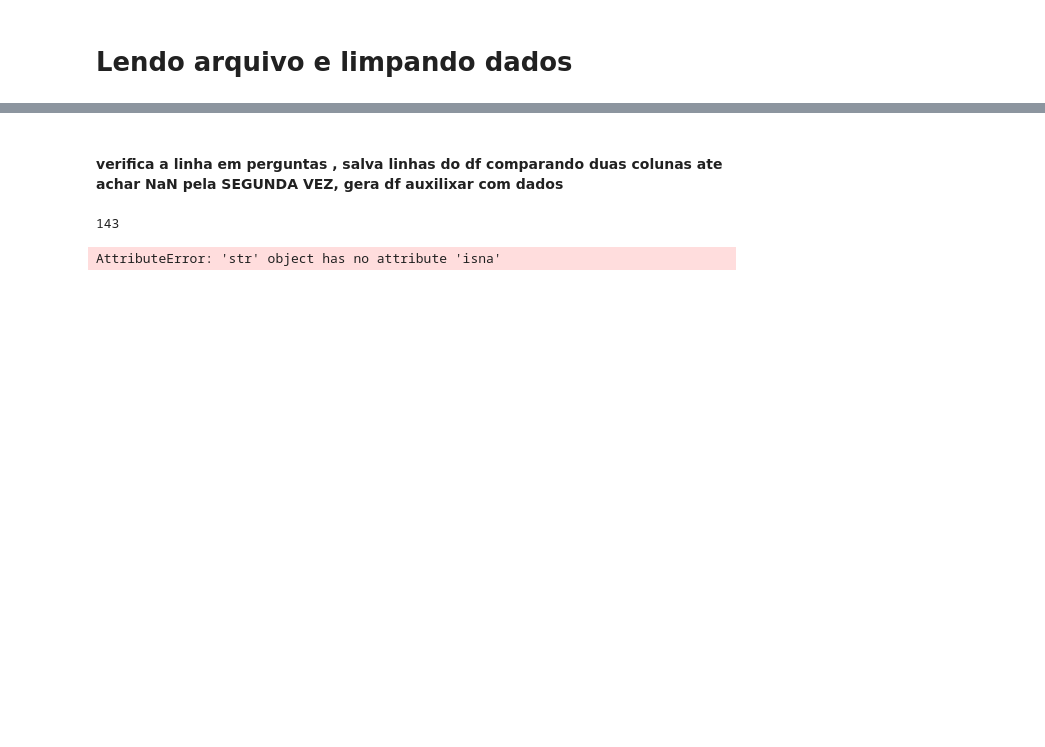
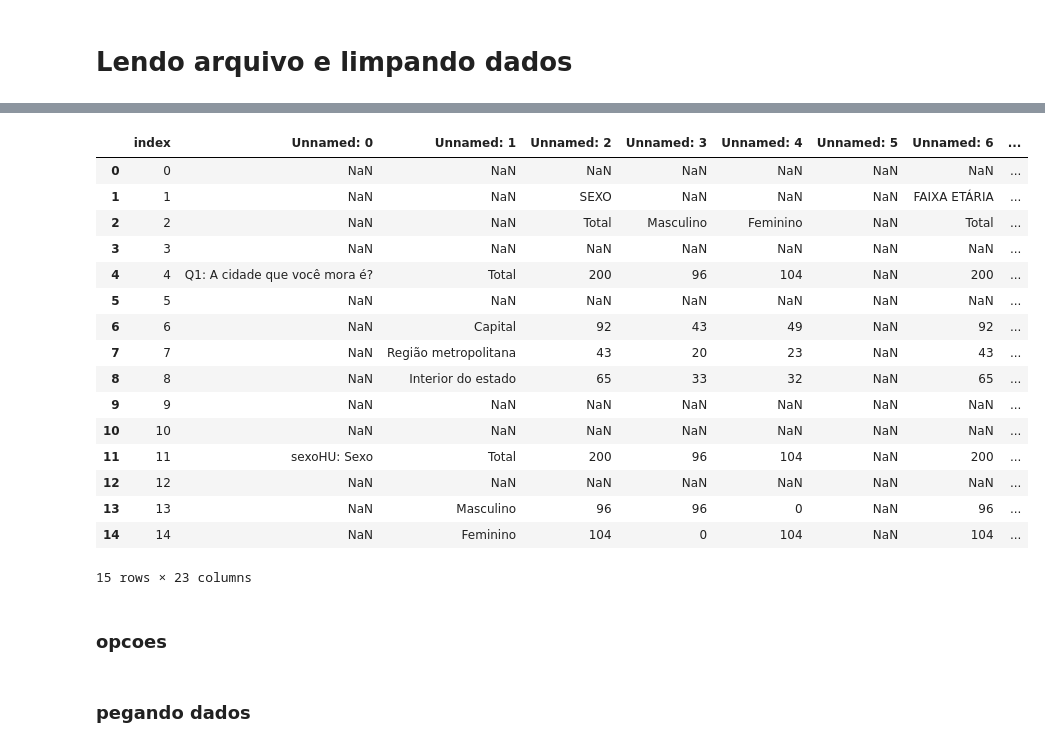
Before and after one commit to Guilherme2603/DataScienceGui, a Jupyter notebook: projetogustavo/RitterSport/RitterSport.ipynb, the cells around one changed output, grey strips where cells are left out. Cells and saved outputs as stored; diff of their text form; code cells hidden in the pictures; blank space fills up the shorter version.

```diff
--- a/projetogustavo/RitterSport/RitterSport.ipynb
+++ b/projetogustavo/RitterSport/RitterSport.ipynb
@@ -55,15 +61,22 @@ perguntas
-# %% [markdown]
-#### verifica a linha em perguntas , salva linhas do df comparando duas colunas ate achar NaN pela SEGUNDA VEZ, gera df auxilixar com dados
-# %%
-perguntas = pd.DataFrame(data = perguntas,columns=['linha','pergunta'])
-for indice,linha in perguntas.iterrows():
-    numero = linha['linha']
-    pergunta = linha['pergunta']
-# %% [output]
-143
-# %%
-ciclo = True
-for i in ritter:
-    if ciclo and i == i.isna(ritter.at[3,'Unnamed: 1']):
-# %% [output]
-AttributeError: 'str' object has no attribute 'isna'
+# %%
+ritter.head(15)
+# %% [output]
+|  | index | Unnamed: 0 | Unnamed: 1 | Unnamed: 2 | Unnamed: 3 | Unnamed: 4 | Unnamed: 5 | Unnamed: 6 | ... |
+| 0 | 0 | NaN | NaN | NaN | NaN | NaN | NaN | NaN | ... |
+| 1 | 1 | NaN | NaN | SEXO | NaN | NaN | NaN | FAIXA ETÁRIA | ... |
+| 2 | 2 | NaN | NaN | Total | Masculino | Feminino | NaN | Total | ... |
+| 3 | 3 | NaN | NaN | NaN | NaN | NaN | NaN | NaN | ... |
+| 4 | 4 | Q1: A cidade que você mora é? | Total | 200 | 96 | 104 | NaN | 200 | ... |
+| 5 | 5 | NaN | NaN | NaN | NaN | NaN | NaN | NaN | ... |
+| 6 | 6 | NaN | Capital | 92 | 43 | 49 | NaN | 92 | ... |
+| 7 | 7 | NaN | Região metropolitana | 43 | 20 | 23 | NaN | 43 | ... |
+| 8 | 8 | NaN | Interior do estado | 65 | 33 | 32 | NaN | 65 | ... |
+| 9 | 9 | NaN | NaN | NaN | NaN | NaN | NaN | NaN | ... |
+| 10 | 10 | NaN | NaN | NaN | NaN | NaN | NaN | NaN | ... |
+| 11 | 11 | sexoHU: Sexo | Total | 200 | 96 | 104 | NaN | 200 | ... |
+| 12 | 12 | NaN | NaN | NaN | NaN | NaN | NaN | NaN | ... |
+| 13 | 13 | NaN | Masculino | 96 | 96 | 0 | NaN | 96 | ... |
+| 14 | 14 | NaN | Feminino | 104 | 0 | 104 | NaN | 104 | ... |
+15 rows × 23 columns
+# %% [markdown]
+### opcoes
@@ -69,0 +113,2 @@ AttributeError: 'str' object has no attribute 'isna'
+# %% [markdown]
+### pegando dados
```
Also changed, not shown: parts of 8 cells of this notebook, 2 other files.
